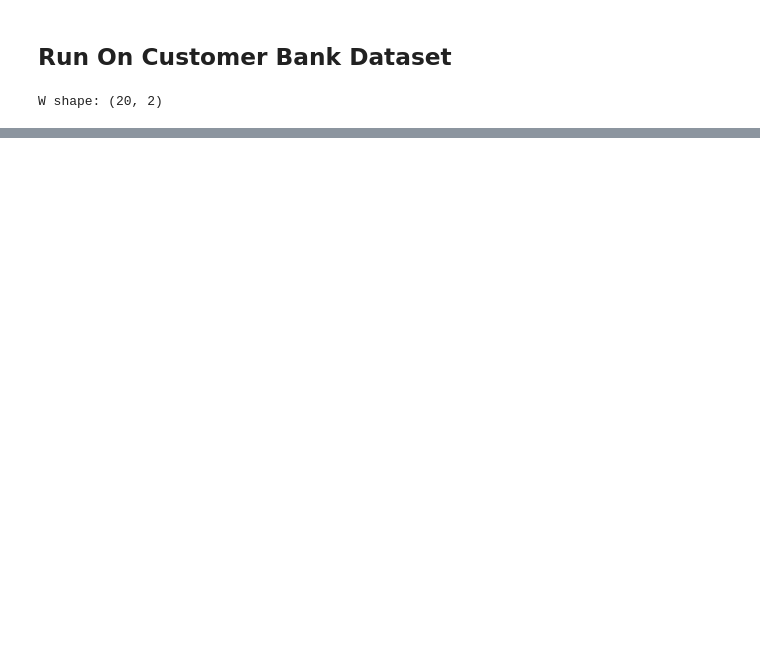
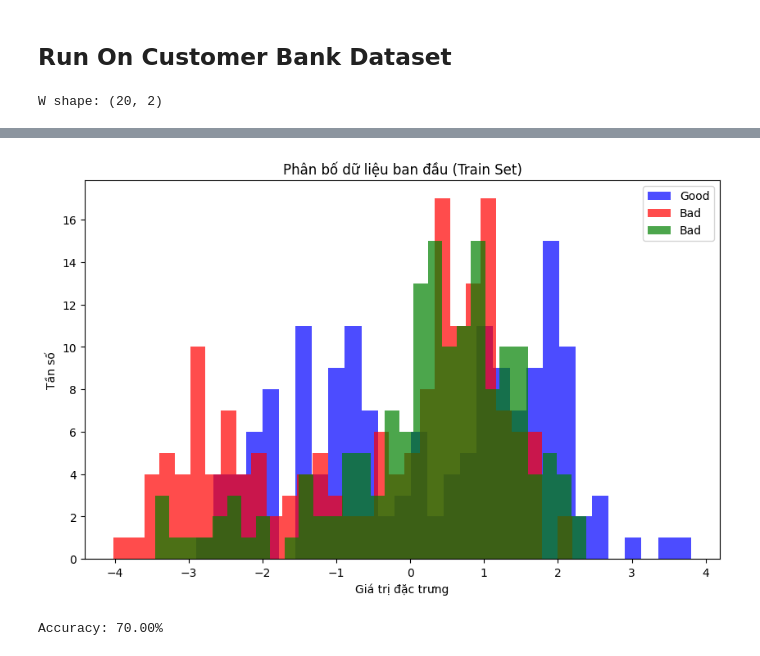
Before and after one commit to AvieTechy/MSA-Vstatis, a Jupyter notebook: Sources/Multi-class_LDA.ipynb, the cells around one changed output, grey strips where cells are left out. Saved outputs shown, nothing was run; the diff lists cells and outputs as text; code cells hidden in the pictures; blank space fills up the shorter version.

```diff
--- a/Sources/Multi-class_LDA.ipynb
+++ b/Sources/Multi-class_LDA.ipynb
@@ -62,21 +62,10 @@ X_scaled = scaler.fit_transform(X)  # Áp dụng Standard Scaling
 
 # 7. Chuyển X về DataFrame để dễ thao tác
 X_scaled_df = pd.DataFrame(X_scaled, columns=X.columns)
-y_scaled_df = pd.DataFrame(y, columns=[target_col])
-
-# # Hiển thị một số dòng sau khi tiền xử lý
-# print(X_scaled_df.head())
-
-# # Hiển thị biến mục tiêu
-# print("Label Encoded Target Variable:")
-# print(y.head())
-
-# 8. export X_scaled_df về file CSV
-X_scaled_df.to_csv('/home/aaronpham5504/personalFolder/MSA/Project/MSA-Vstatis/Data/Score_X.csv', index=False)
-y_scaled_df.to_csv('/home/aaronpham5504/personalFolder/MSA/Project/MSA-Vstatis/Data/Score_y.csv', index=False)
+y_scaled_df = pd.DataFrame(y_scaled, columns=[target_col])
 
 # 9. Split data thành train và test set
-target_samples = 17823
+target_samples = 100
 
 # Create the undersampler
 undersampler = RandomUnderSampler(sampling_strategy={0: target_samples, 1: target_samples, 2: target_samples})
@@ -92,5 +81,5 @@ print("Number of 0s:", class_counts[0])
 print("Number of 1s:", class_counts[1])
 print("Number of 2s:", class_counts[2])
 
-Xc_train, Xc_test, yc_train, yc_test = train_test_split(X_resampled, y_resampled, test_size=0.2, random_state=42)
+X_train, X_test, y_train, y_test = train_test_split(X_resampled, y_resampled, test_size=0.2, random_state=42)
 # %% [output]
@@ -470,0 +315,22 @@ Classes: [0 1 2]
+# %%
+plt.figure(figsize=(10, 6))
+plt.hist(Xc_projected[y_train == 0].flatten(), bins=30, alpha=0.7, label="Good", color='blue')
+plt.hist(Xc_projected[y_train == 1].flatten(), bins=30, alpha=0.7, label="Bad", color='red')
+plt.hist(Xc_projected[y_train == 2].flatten(), bins=30, alpha=0.7, label="Bad", color='green')
+plt.title("Phân bố dữ liệu ban đầu (Train Set)")
+plt.xlabel("Giá trị đặc trưng")
+plt.ylabel("Tần số")
+plt.legend()
+plt.show()
+# %% [output]
+[figure, added]
+# %%
+from sklearn.metrics import accuracy_score
+
+y_pred = predict_lda(X_test, W, X_train, y_train)
+
+# Assuming y_test contains the true labels and y_pred contains the predicted labels
+accuracy = accuracy_score(y_test, y_pred)
+print(f"Accuracy: {accuracy * 100:.2f}%")
+# %% [output]
+Accuracy: 70.00%
```
Also changed, not shown: parts of 17 cells of this notebook, 1 other file.
